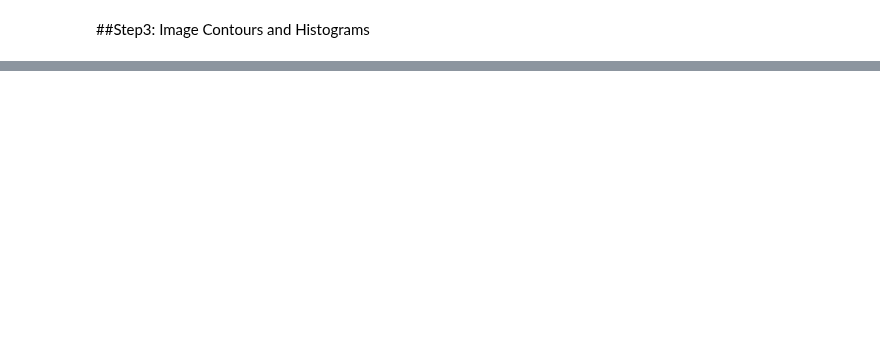
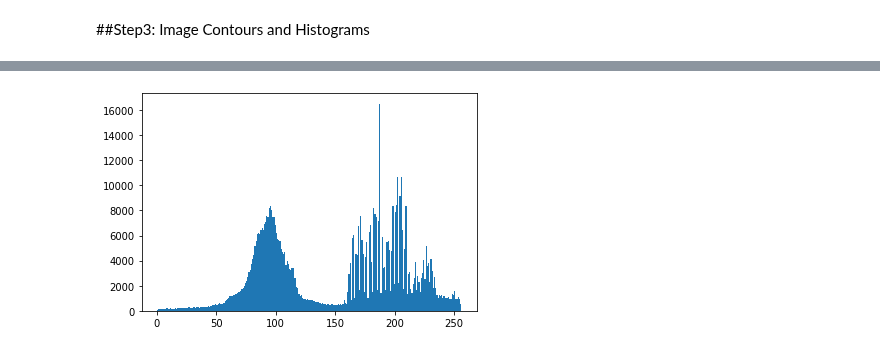
Before and after one commit to hsnam95/class2022Spring, a Jupyter notebook: image_prorcessing.ipynb, the cells around one changed output, grey strips where cells are left out. Drawn from its saved outputs; the diff is of its cells as text; code cells hidden in the pictures; blank space fills up the shorter version.

```diff
--- a/image_prorcessing.ipynb
+++ b/image_prorcessing.ipynb
@@ -51,0 +52,3 @@ plt.show()
+# %%
+image_gray = cv.cvtColor(image, cv.COLOR_BGR2GRAY)
+cv2_imshow(image_gray)
@@ -51,0 +57,7 @@ plt.show()
+# %%
+# Plot the histogram of the gray image. We could observe that the frequency of
+# the image hist has decreased ~ 1/3 of the histogram of color image
+plt.hist(image_gray.ravel(),bins = 256, range = [0, 256])
+plt.show()
+# %% [output]
+[figure, added]
```
Also changed, not shown: parts of 8 cells of this notebook.
